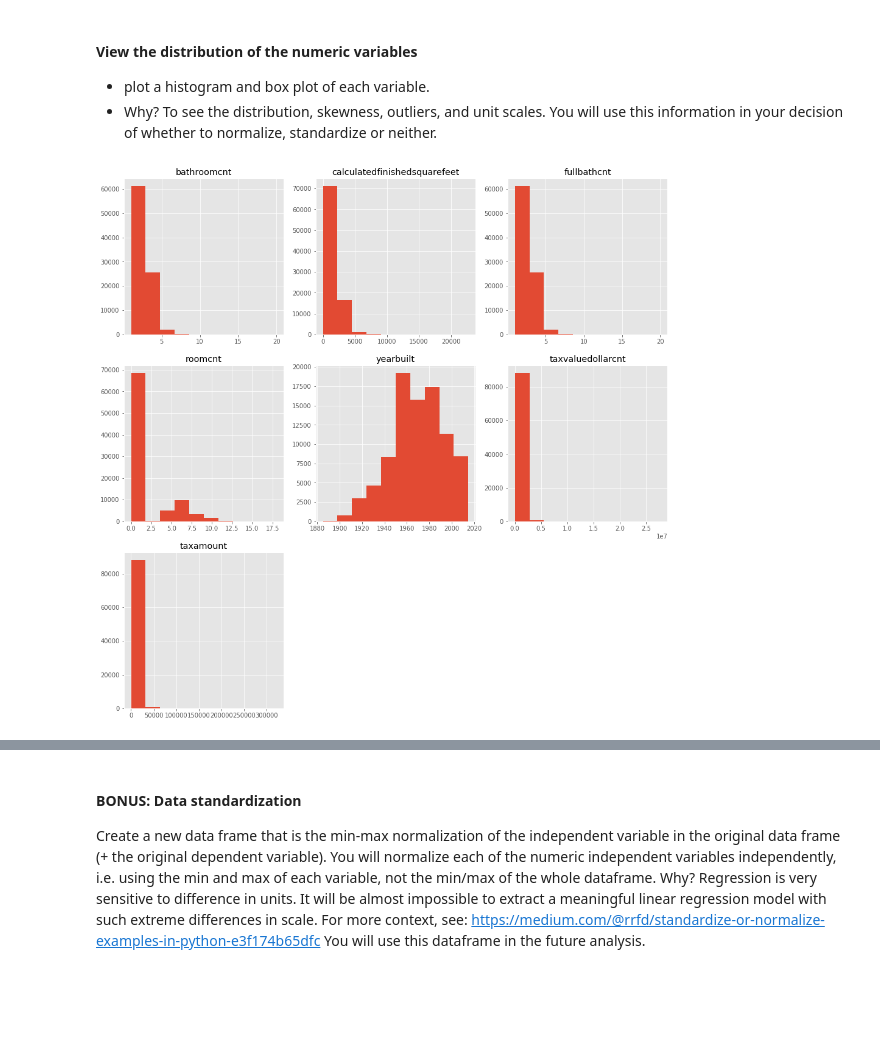
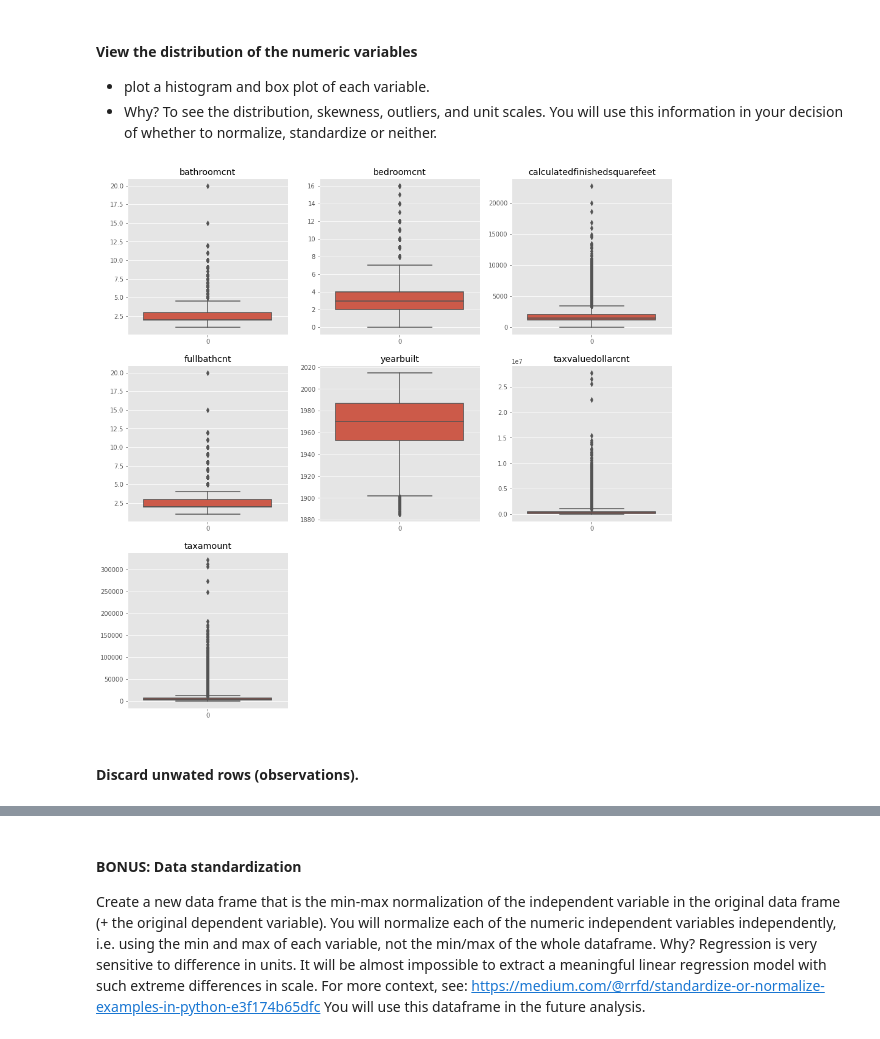
Before and after one commit to ecdedios/codeup-ds-projects, a Jupyter notebook: Regression_Proj_EdnalynCDeDios.ipynb, the cells around one changed output, grey strips where cells are left out. Drawn from its saved outputs; the diff is of its cells as text; code cells hidden in the pictures; blank space fills up the shorter version.

```diff
--- a/Regression_Proj_EdnalynCDeDios.ipynb
+++ b/Regression_Proj_EdnalynCDeDios.ipynb
@@ -142,6 +142,7 @@ df = pd.merge(train_df, properties_df, on='parcelid', how='inner')
 df = df[['parcelid',
          'logerror',
          'bathroomcnt',
+         'bedroomcnt',
          'calculatedfinishedsquarefeet',
          'fullbathcnt',
          'garagecarcnt',
@@ -180,5 +182,5 @@ Discard unwanted columns.
 # %%
 # Remove these columns entirely due to high number of null values
-df = df.drop(['regionidneighborhood', 'garagecarcnt'], axis=1)
+df = df.drop(['regionidneighborhood', 'garagecarcnt', 'roomcnt'], axis=1)
 df.sample(10)
 # %% [output]
@@ -341,5 +332,6 @@ memory usage: 7.5+ MB
 # %%
-# Strip residual decimal
-# df.regionidzip = df.regionidzip.replace('.0', '')
+#Strip residual decimal
+df.regionidzip = df.regionidzip.str.strip('.0')
+df.yearbuilt = df.yearbuilt.astype(int)
 df.sample(10)
 # %% [output]
@@ -406,18 +401,20 @@ y_vars = 'logerror'
 # %%
 plt.figure(figsize=(16,16))
 
 for i, col in enumerate(['bathroomcnt',
+          'bedroomcnt',
           'calculatedfinishedsquarefeet',
           'fullbathcnt',
-          'roomcnt',
           'yearbuilt',
           'taxvaluedollarcnt',
           'taxamount'
          ]):
     plot_number = i + 1
     series = df[col]
     plt.subplot(3,3,plot_number)
     plt.title(col)
-    series.hist()
+    sns.boxplot(data=df[col])
 # %% [output]
-[figure, old version]
+[figure, new version]
+# %% [markdown]
+#### Discard unwated rows (observations).
```
Also changed, not shown: parts of 43 cells of this notebook.
